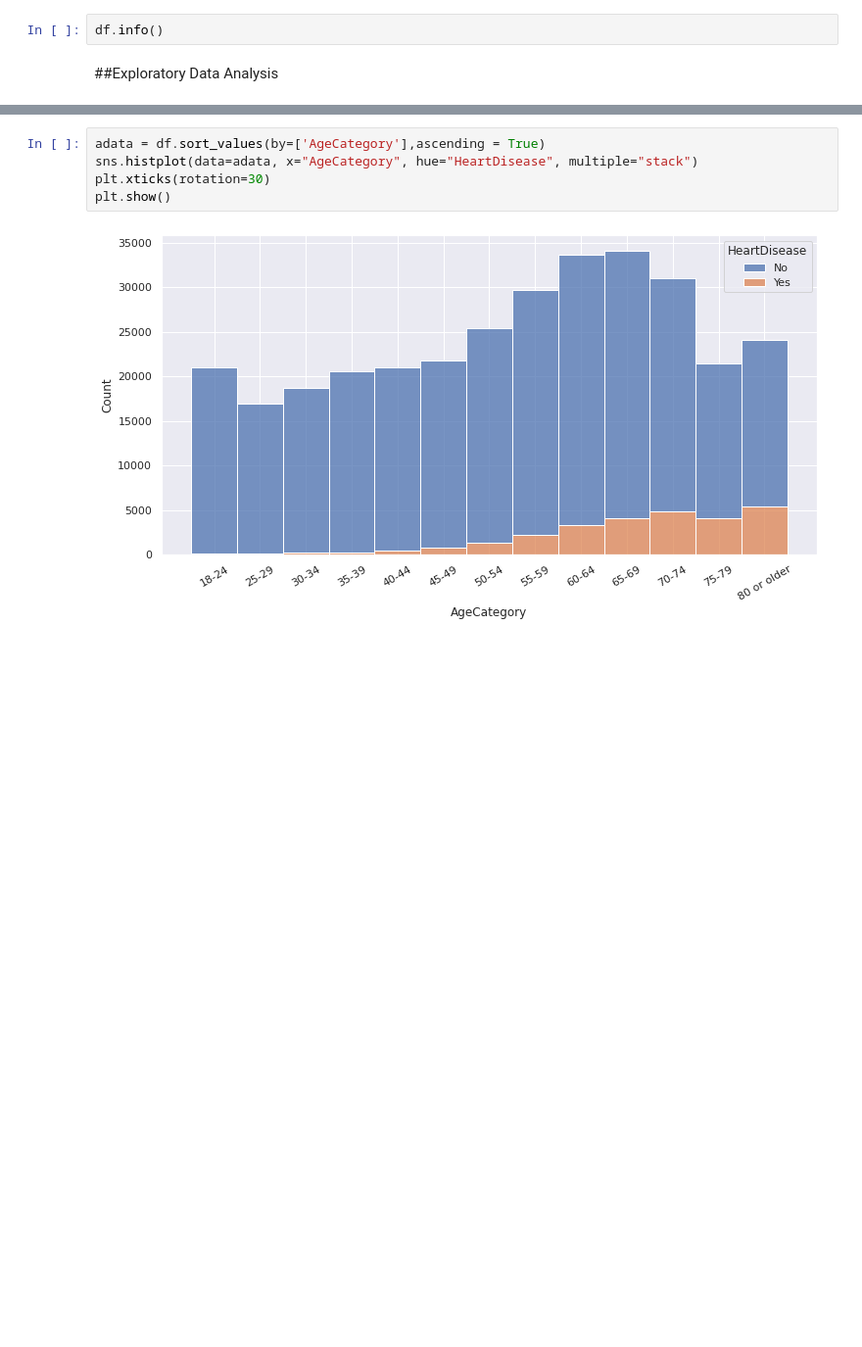
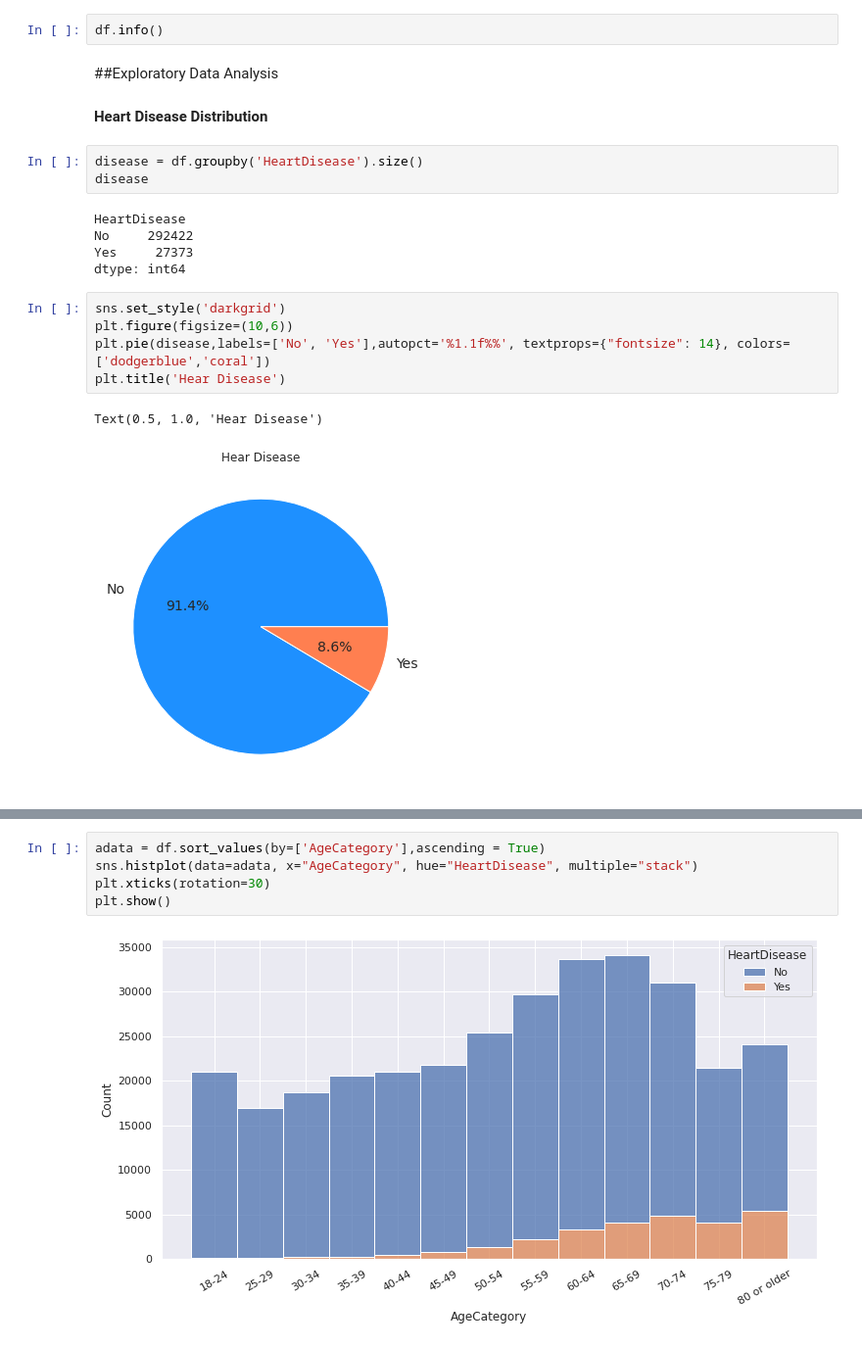
Before and after one commit to absiddik7/Heart_Disease_Prediction, a Jupyter notebook: Heart_Disease_Prediction.ipynb, the cells around one changed output, grey strips where cells are left out. Shown at 98% size. Cells and saved outputs as stored; diff of their text form; blank space fills up the shorter version.

```diff
--- a/Heart_Disease_Prediction.ipynb
+++ b/Heart_Disease_Prediction.ipynb
@@ -25,3 +25,21 @@ df.head()
 df.info()
 # %% [markdown]
 ##Exploratory Data Analysis
+# %% [markdown]
+**Heart Disease Distribution**
+# %%
+disease = df.groupby('HeartDisease').size()
+disease
+# %% [output]
+HeartDisease
+No     292422
+Yes     27373
+dtype: int64
+# %%
+sns.set_style('darkgrid')
+plt.figure(figsize=(10,6))
+plt.pie(disease,labels=['No', 'Yes'],autopct='%1.1f%%', textprops={"fontsize": 14}, colors=['dodgerblue','coral'])
+plt.title('Hear Disease')
+# %% [output]
+Text(0.5, 1.0, 'Hear Disease')
+[figure, added]
```
Also changed, not shown: parts of 36 cells of this notebook.
